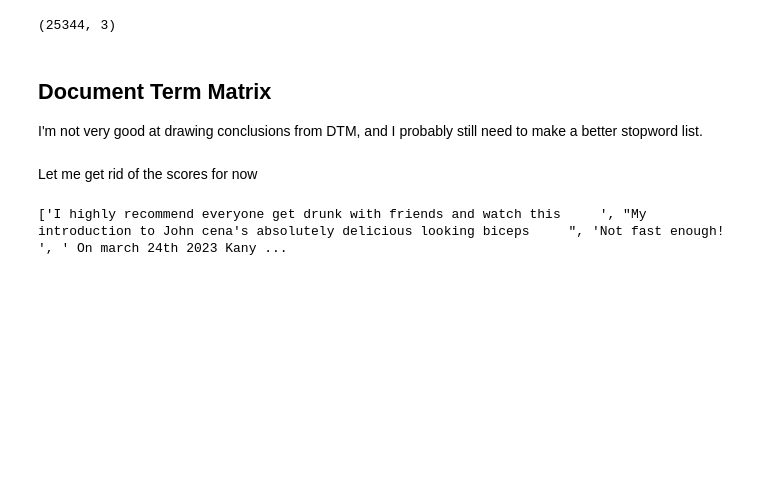
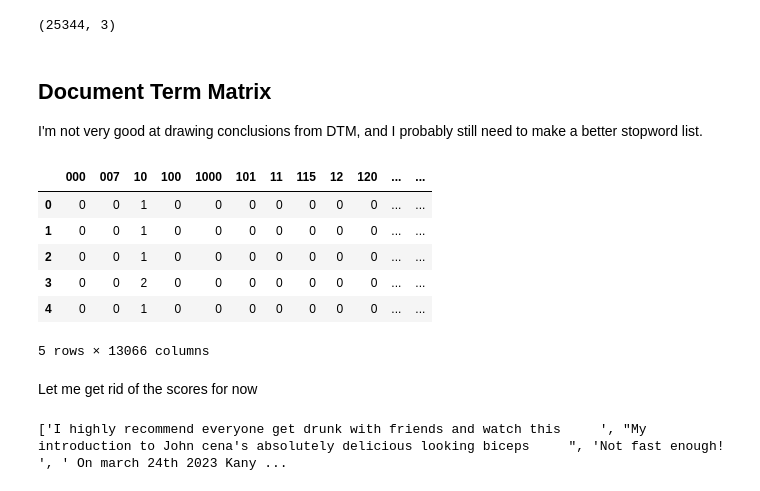
Before and after one commit to cmitchellstudent/370, a Jupyter notebook: notebooks/assignment1.ipynb, the cells around one changed output. Cells and saved outputs as stored; diff of their text form; code cells hidden in the pictures; blank space fills up the shorter version.

```diff
--- a/notebooks/assignment1.ipynb
+++ b/notebooks/assignment1.ipynb
@@ -132,7 +132,7 @@ df.to_csv("C:/Users/Connor/Desktop/letterboxd/letterboxdCorpus/all.csv")
 # %% [markdown]
 here's a preview of the csv. it's very fun to look at and sort in google sheets
 # %%
-df = pd.read_csv('..\letterboxdCorpus\\all.csv')
+df = pd.read_csv('C:\\Users\Connor\Desktop\\370\letterboxdCorpus\\all.csv')
 df.head()
 # %% [output]
 |  | movie | user | reviews |
@@ -152,11 +152,18 @@ I'm not very good at drawing conclusions from DTM, and I probably still need to
 # %%
 reviews = df.reviews.tolist()
 vectorizer = CountVectorizer(min_df=5, lowercase = True, stop_words = 'english')
 X = vectorizer.fit_transform(reviews)
 df2 = pd.DataFrame(X.toarray(), columns=vectorizer.get_feature_names_out())
-#displaying the DTM may cause lag
-#uncomment at your own risk
-#df2.head()
+
+df2.head()
+# %% [output]
+|  | 000 | 007 | 10 | 100 | 1000 | 101 | 11 | 115 | 12 | 120 | ... | ... |
+| 0 | 0 | 0 | 1 | 0 | 0 | 0 | 0 | 0 | 0 | 0 | ... | ... |
+| 1 | 0 | 0 | 1 | 0 | 0 | 0 | 0 | 0 | 0 | 0 | ... | ... |
+| 2 | 0 | 0 | 1 | 0 | 0 | 0 | 0 | 0 | 0 | 0 | ... | ... |
+| 3 | 0 | 0 | 2 | 0 | 0 | 0 | 0 | 0 | 0 | 0 | ... | ... |
+| 4 | 0 | 0 | 1 | 0 | 0 | 0 | 0 | 0 | 0 | 0 | ... | ... |
+5 rows × 13066 columns
 # %% [markdown]
 Let me get rid of the scores for now
 # %%
```
Also changed, not shown: parts of 10 cells of this notebook.
